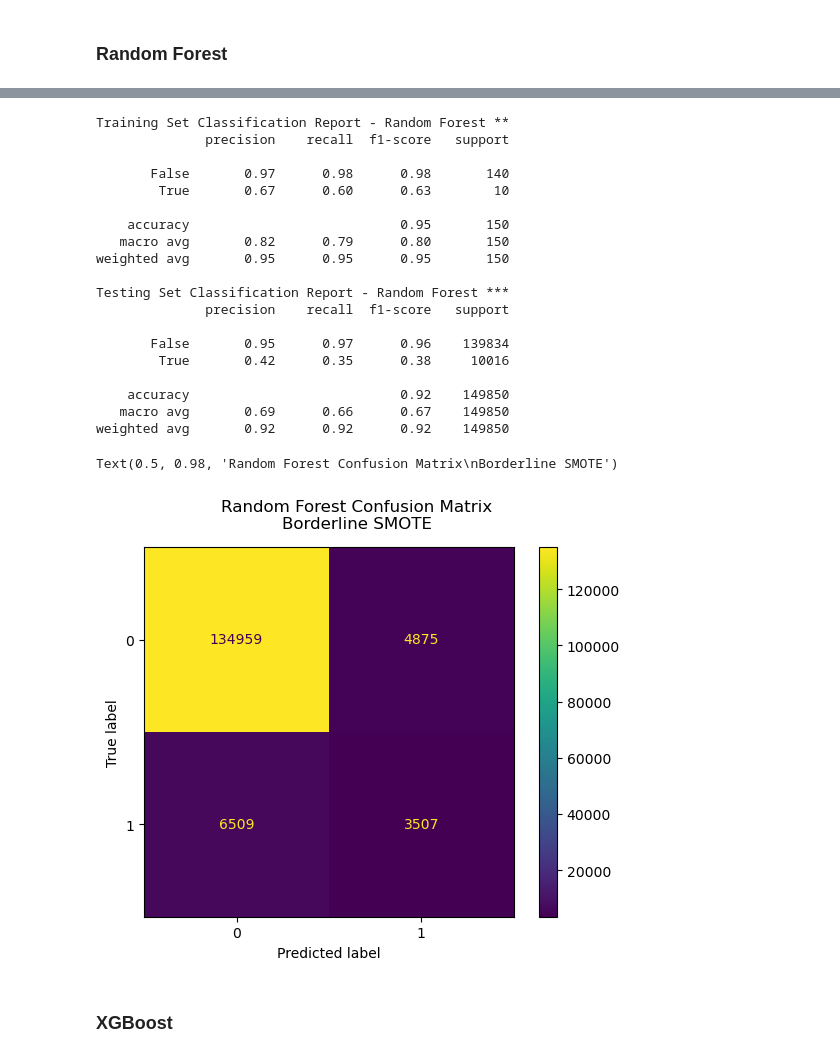
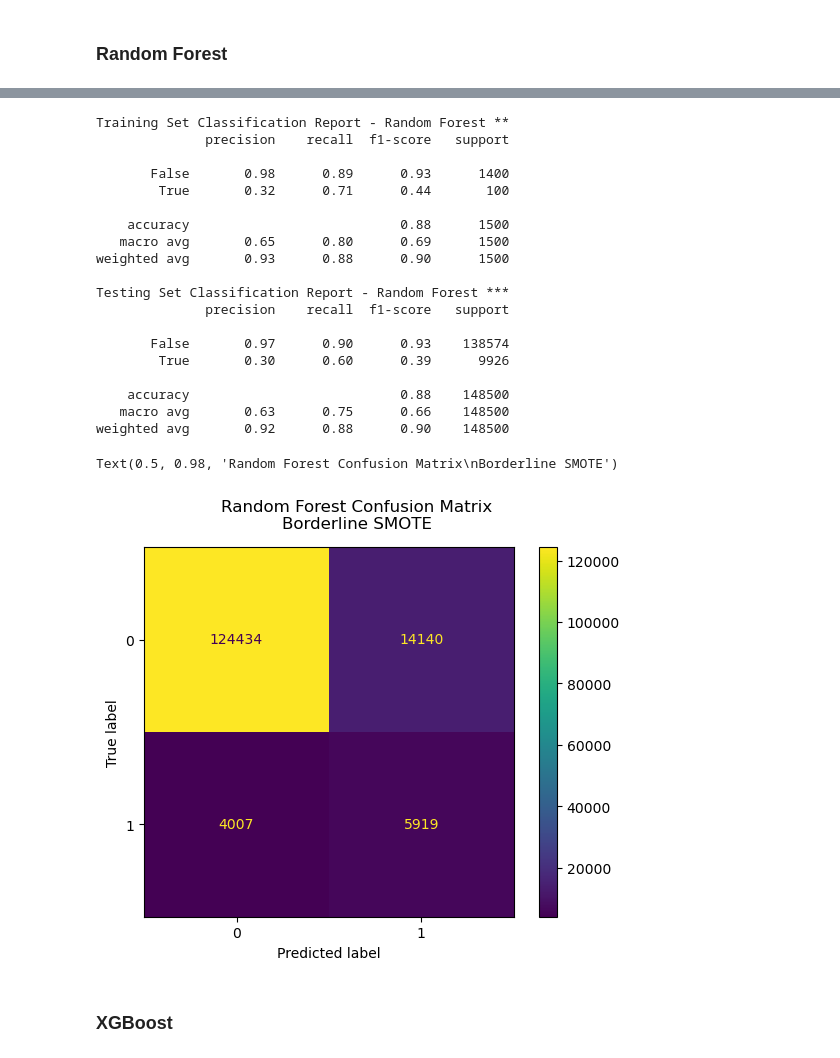
Before and after one commit to joxborrow/loan_default, a Jupyter notebook: loan_default_tech_report.ipynb, the cells around one changed output, grey strips where cells are left out. Cells and saved outputs as stored; diff of their text form; code cells hidden in the pictures.

```diff
--- a/loan_default_tech_report.ipynb
+++ b/loan_default_tech_report.ipynb
@@ -483,6 +509,9 @@ Text(0.5, 0.98, 'Logistic Regression w/ SGD Confusion Matrix\nNo Sampling')
 #*******************************************************************************
 # Logistic Regression and Predictions - With Sampling (BSMOTE)
 #*******************************************************************************
+
+# Filter warnings
+warnings.filterwarnings('always')
 
 # Load or fit model
 if read_models == False:
@@ -490,7 +519,7 @@ if read_models == False:
         ('knn_imputer', knn_impute),
         ('bsmote', bsmote),
         ('poly_features', poly_features),
-        ('robust_scaler', robust_scaler),
+        ('standard_scaler', standard_scaler),
         ('selector', selector),
         ('logistic_regression', lr_sgd)
     ])
@@ -512,6 +541,8 @@ print(classification_report(y_test, lr_pipe.predict(X_test)))
 slr_train_rpt = classification_report(y_train, lr_pipe.predict(X_train), output_dict=True)
 slr_test_rpt = classification_report(y_test, lr_pipe.predict(X_test), output_dict=True)
 
+# Restore warnings
+warnings.filterwarnings('always')
 
 # Calculate the confusion matrix
 slr_cm = confusion_matrix(y_test, lr_pipe.predict(X_test))
@@ -554,12 +585,12 @@ Text(0.5, 0.98, 'Logistic Regression w/ SGD Confusion Matrix\nBorderline SMOTE')
 if read_models == False:
     dt_pipe = Pipeline([
         ('knn_imputer', knn_impute),
-        ('robust_scaler', robust_scaler),
+        ('standard_scaler', standard_scaler),
         ('dt_clf', dt_clf)
     ])
 
-    dt_grid = GridSearchCV(dt_pipe,
-                           param_grid=params,
+    dt_grid = BayesSearchCV(dt_pipe,
+                           search_spaces=params,
                            scoring='recall',
                            n_jobs=-1).fit(X_train, y_train)
 else:
@@ -619,12 +650,12 @@ if read_models == False:
     dt_pipe = Pipeline([
         ('knn_imputer', knn_impute),
         ('bsmote', bsmote),
-        ('robust_scaler', robust_scaler),
+        ('standard_scaler', standard_scaler),
         ('dt_clf', dt_clf)
     ])
 
-    dt_grid = GridSearchCV(dt_pipe,
-                           param_grid=params,
+    dt_grid = BayesSearchCV(dt_pipe,
+                           search_spaces=params,
                            scoring='recall',
                            n_jobs=-1).fit(X_train, y_train)
 else:
@@ -677,16 +708,16 @@ Text(0.5, 0.98, 'Decision Tree Confusion Matrix\nBorderline SMOTE')
 ### Random Forest
 # %%
 #*******************************************************************************
-# Random Forest and Predictions - No Sampling
+# Random Forest and Predictions - No Sampling, balanced cost
 #*******************************************************************************
 
 # Implement a decision tree using gridCV
 if read_models == False:
     rf_pipe = Pipeline([('knn_impute', knn_impute),
-                        ('robust_scaler', robust_scaler),
+                        ('standard_scaler', standard_scaler),
                         ('rf_clf', rf_clf)])
-    rf_grid = GridSearchCV(rf_pipe,
-                           param_grid=rf_params,
+    rf_grid = BayesSearchCV(rf_pipe,
+                           search_spaces=rf_params,
                            scoring='recall',
                            n_jobs=-1).fit(X_train, y_train)
 else:
@@ -712,7 +743,7 @@ model_results['nosampling_rf'] = (rf_train_rpt, rf_test_rpt, rf_cm)
 
 # Plot the confusion matrix
 ConfusionMatrixDisplay(model_results['nosampling_rf'][2]).plot()
-plt.suptitle('Random Forest Confusion Matrix\nNo Sampling')
+plt.suptitle('Random Forest Confusion Matrix\nNo Sampling, Weight Balanced')
 # %% [output]
 Training Set Classification Report - Random Forest **
               precision    recall  f1-score   support
@@ -744,10 +775,10 @@ Text(0.5, 0.98, 'Random Forest Confusion Matrix\nNo Sampling')
 if read_models == False:
     rf_pipe = Pipeline([('knn_impute', knn_impute),
                         ('bsmote', bsmote),
-                        ('robust_scaler', robust_scaler),
+                        ('standard_scaler', standard_scaler),
                         ('rf_clf', rf_clf)])
-    rf_grid = GridSearchCV(rf_pipe,
-                           param_grid=rf_params,
+    rf_grid = BayesSearchCV(rf_pipe,
+                           search_spaces=rf_params,
                            scoring='recall',
                            n_jobs=-1).fit(X_train, y_train)
 else:
@@ -758,44 +789,44 @@ if save_models == True:
 
 # Print the classification reports
 print('Training Set Classification Report - Random Forest **')
 print(classification_report(y_train, rf_grid.predict(X_train)))
 print('Testing Set Classification Report - Random Forest ***')
 print(classification_report(y_test, rf_grid.predict(X_test)))
 
 # Extract classification reports
 srf_train_rpt = classification_report(y_train, rf_grid.predict(X_train), output_dict=True)
 srf_test_rpt = classification_report(y_test, rf_grid.predict(X_test), output_dict=True)
 
 # Calculate the confusion matrix
 srf_cm = confusion_matrix(y_test, rf_grid.predict(X_test))
 
 model_results['borderlineSMOTE_rf'] = (srf_train_rpt, srf_test_rpt, srf_cm)
 
 # Plot the confusion matrix
 ConfusionMatrixDisplay(model_results['borderlineSMOTE_rf'][2]).plot()
 plt.suptitle('Random Forest Confusion Matrix\nBorderline SMOTE')
 # %% [output]
 Training Set Classification Report - Random Forest **
               precision    recall  f1-score   support
 
-       False       0.97      0.98      0.98       140
-        True       0.67      0.60      0.63        10
+       False       0.98      0.89      0.93      1400
+        True       0.32      0.71      0.44       100
 
-    accuracy                           0.95       150
-   macro avg       0.82      0.79      0.80       150
-weighted avg       0.95      0.95      0.95       150
+    accuracy                           0.88      1500
+   macro avg       0.65      0.80      0.69      1500
+weighted avg       0.93      0.88      0.90      1500
 
 Testing Set Classification Report - Random Forest ***
               precision    recall  f1-score   support
 
-       False       0.95      0.97      0.96    139834
-        True       0.42      0.35      0.38     10016
+       False       0.97      0.90      0.93    138574
+        True       0.30      0.60      0.39      9926
 
-    accuracy                           0.92    149850
-   macro avg       0.69      0.66      0.67    149850
-weighted avg       0.92      0.92      0.92    149850
+    accuracy                           0.88    148500
+   macro avg       0.63      0.75      0.66    148500
+weighted avg       0.92      0.88      0.90    148500
 Text(0.5, 0.98, 'Random Forest Confusion Matrix\nBorderline SMOTE')
-[figure, old version]
+[figure, new version]
 # %% [markdown]
 ### XGBoost
 # %%
```
Also changed, not shown: parts of 33 cells of this notebook, 37 other files.
